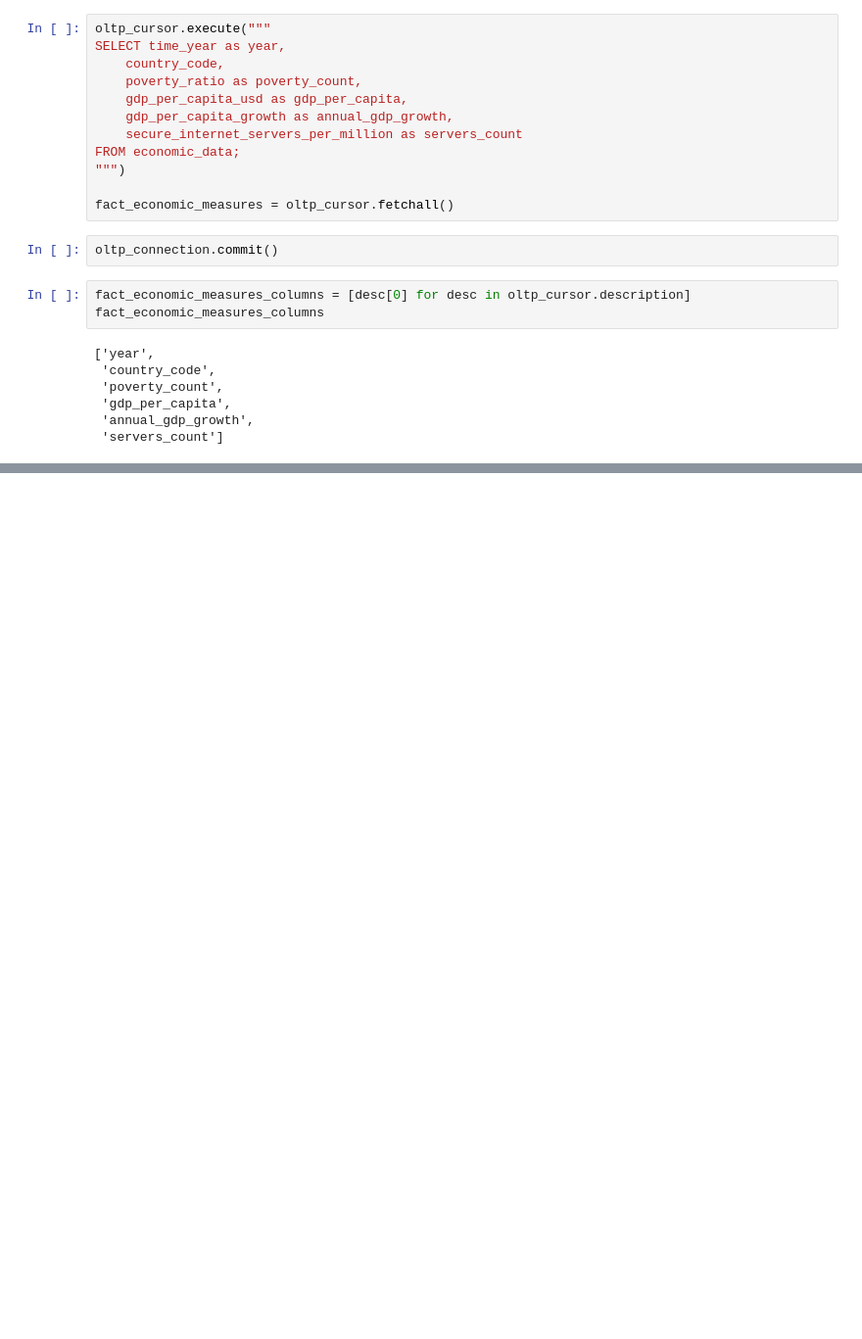
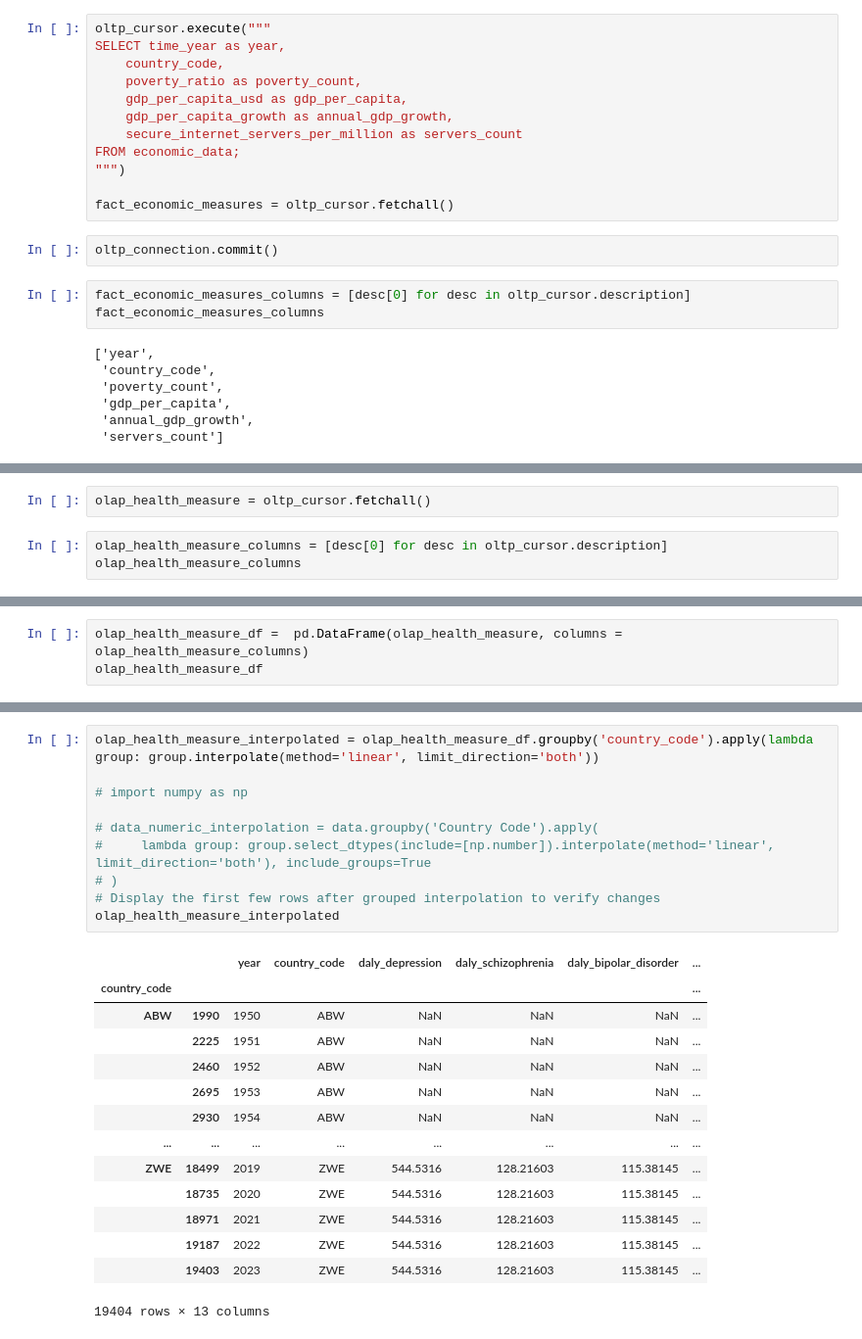
Before and after one commit to iheathers/DataWarehouse, a Jupyter notebook: Project 1/etl.ipynb, the cells around one changed output, grey strips where cells are left out. Shown at 98% size. Cells and saved outputs as stored; diff of their text form; blank space fills up the shorter version.

```diff
--- a/Project 1/etl.ipynb
+++ b/Project 1/etl.ipynb
@@ -1152,0 +1351,5 @@ fact_economic_measures_df.to_sql("facteconomicmeasure", con=olap_engine, if_exis
+# %%
+olap_health_measure = oltp_cursor.fetchall()
+# %%
+olap_health_measure_columns = [desc[0] for desc in oltp_cursor.description]
+olap_health_measure_columns
@@ -1152,0 +1370,3 @@ fact_economic_measures_df.to_sql("facteconomicmeasure", con=olap_engine, if_exis
+# %%
+olap_health_measure_df =  pd.DataFrame(olap_health_measure, columns = olap_health_measure_columns)
+olap_health_measure_df
@@ -1152,0 +1387,25 @@ fact_economic_measures_df.to_sql("facteconomicmeasure", con=olap_engine, if_exis
+# %%
+olap_health_measure_interpolated = olap_health_measure_df.groupby('country_code').apply(lambda group: group.interpolate(method='linear', limit_direction='both'))
+
+# import numpy as np
+
+# data_numeric_interpolation = data.groupby('Country Code').apply(
+#     lambda group: group.select_dtypes(include=[np.number]).interpolate(method='linear', limit_direction='both'), include_groups=True
+# )
+# Display the first few rows after grouped interpolation to verify changes
+olap_health_measure_interpolated
+# %% [output]
+|  |  | year | country_code | daly_depression | daly_schizophrenia | daly_bipolar_disorder | ... |
+| country_code |  |  |  |  |  |  | ... |
+| ABW | 1990 | 1950 | ABW | NaN | NaN | NaN | ... |
+|  | 2225 | 1951 | ABW | NaN | NaN | NaN | ... |
+|  | 2460 | 1952 | ABW | NaN | NaN | NaN | ... |
+|  | 2695 | 1953 | ABW | NaN | NaN | NaN | ... |
+|  | 2930 | 1954 | ABW | NaN | NaN | NaN | ... |
+| ... | ... | ... | ... | ... | ... | ... | ... |
+| ZWE | 18499 | 2019 | ZWE | 544.5316 | 128.21603 | 115.38145 | ... |
+|  | 18735 | 2020 | ZWE | 544.5316 | 128.21603 | 115.38145 | ... |
+|  | 18971 | 2021 | ZWE | 544.5316 | 128.21603 | 115.38145 | ... |
+|  | 19187 | 2022 | ZWE | 544.5316 | 128.21603 | 115.38145 | ... |
+|  | 19403 | 2023 | ZWE | 544.5316 | 128.21603 | 115.38145 | ... |
+19404 rows × 13 columns
```
Also changed, not shown: parts of 25 cells of this notebook, 11 other files.
